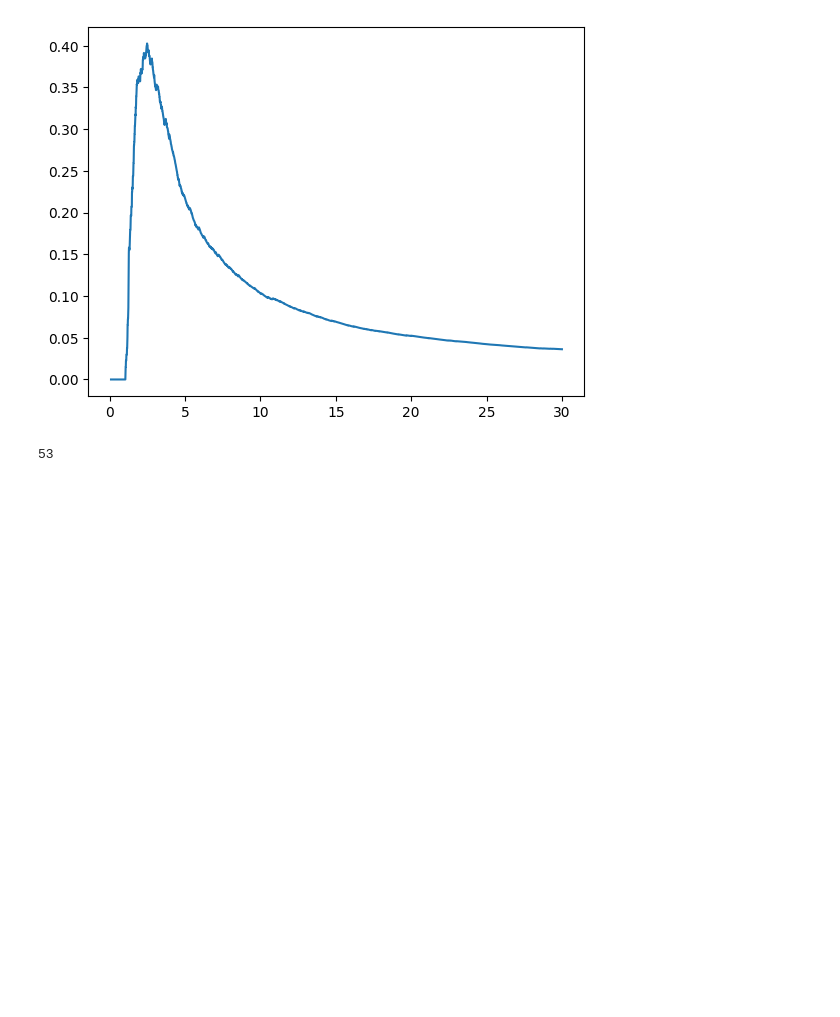
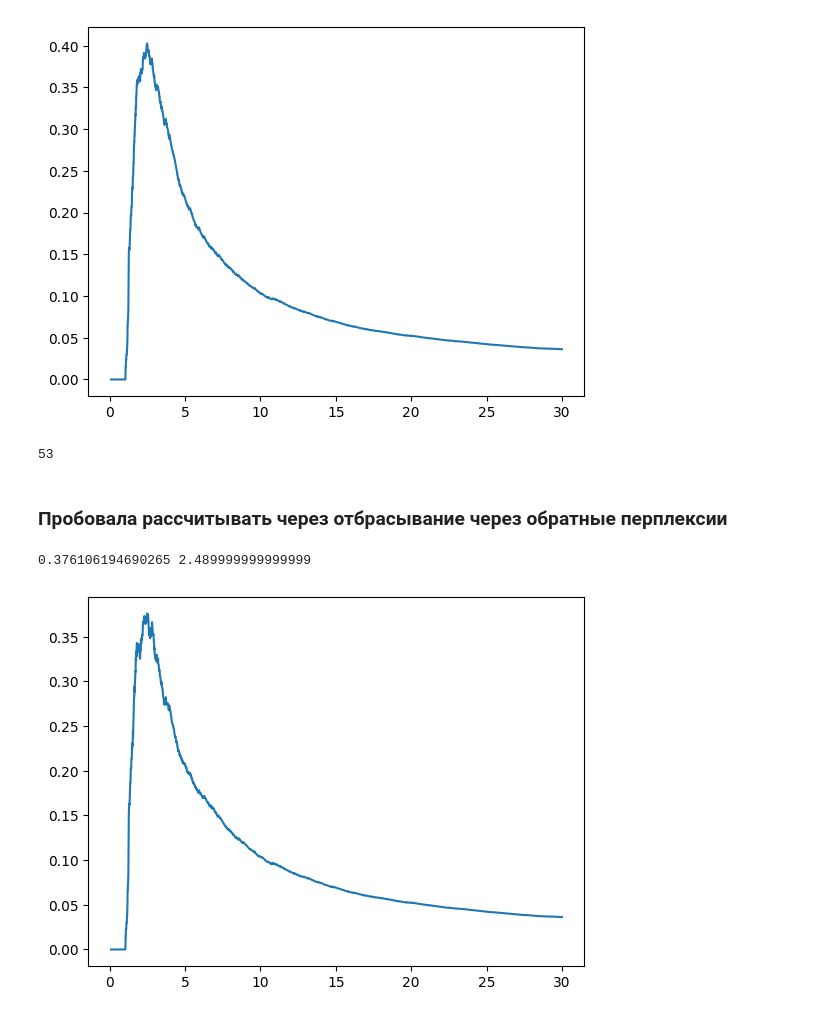
Before and after one commit to VityaVitalich/LLM_Taxonomy, a Jupyter notebook: TExEval-2_testdata_1.2/resolve_2parents.ipynb, the cells around one changed output. Cells and saved outputs as stored; diff of their text form; code cells hidden in the pictures; blank space fills up the shorter version.

```diff
--- a/TExEval-2_testdata_1.2/resolve_2parents.ipynb
+++ b/TExEval-2_testdata_1.2/resolve_2parents.ipynb
@@ -131,18 +132,14 @@ def brute_resolve(ppl_pairs, ppl_reverse, low, high, step):
                 ppls = {} #попробовать еще через сумму перплексий в одну сторону + другую сторону, с макс суммой выбросить ребро
 
                 for edge in edges_q:
-                    weight_reverse = ppl_reverse[(edge[1], edge[0])]
+                    weight_reverse = ppl_reverse[edge]
                     ppls[edge] = weight_reverse
 
-                if abs(list(ppls.values())[0]-list(ppls.values())[1]) < min(ppls.values()):
+                # if abs(list(ppls.values())[0]-list(ppls.values())[1]) < min(ppls.values()): #эвристика, чтобы не выкидывать ребра с близкими перплексиями
 
-                    max_ppl_key = max(ppls, key=ppls.get)
-                    # print(edges_q)
-                    # print(ppls.keys())
-                    # print(ppls.values())
-                    # print(max_ppl_key)
-                    counter +=1
-                    S.remove_edge(*max_ppl_key)
+                max_ppl_key = max(ppls, key=ppls.get)
+                counter +=1
+                S.remove_edge(*max_ppl_key)
 
         P = len(set(G.edges()) & set(S.edges())) / (len(set(S.edges())) + 1)
         R = len(set(G.edges()) & set(S.edges())) / len(set(G.edges()))
@@ -258,6 +211,8 @@ if __name__ == "__main__":
 max(counter)
 # %% [output]
 53
+# %% [markdown]
+### Пробовала рассчитывать через отбрасывание через обратные перплексии
 # %%
 def brute_resolve_summation(ppl_pairs, ppl_reverse, low, high, step):
     thrs = np.arange(low, high, step)
@@ -273,18 +228,17 @@ def brute_resolve_summation(ppl_pairs, ppl_reverse, low, high, step):
                 ppls = {} #попробовать еще через сумму перплексий в одну сторону + другую сторону, с макс суммой выбросить ребро
 
                 for edge in edges_q:
-                    weight_reverse = ppl_reverse[(edge[1], edge[0])]
-                    ppls[edge] = weight_reverse
 
-                if abs(list(ppls.values())[0]-list(ppls.values())[1]) < min(ppls.values()):
+                    weight_reverse = np.array(ppl_reverse[(edge[1], edge[0])])
+                    weight_straight = np.array(ppl_reverse[edge])
 
-                    max_ppl_key = max(ppls, key=ppls.get)
-                    # print(edges_q)
-                    # print(ppls.keys())
-                    # print(ppls.values())
-                    # print(max_ppl_key)
-                    counter +=1
-                    S.remove_edge(*max_ppl_key)
+                    summation = weight_reverse + weight_straight
+                    ppls[edge] = summation
+
+
+                max_ppl_key = max(ppls, key=ppls.get)
+                counter +=1
+                S.remove_edge(*max_ppl_key)
 
         P = len(set(G.edges()) & set(S.edges())) / (len(set(S.edges())) + 1)
         R = len(set(G.edges()) & set(S.edges())) / len(set(G.edges()))
@@ -295,3 +249,8 @@ def brute_resolve_summation(ppl_pairs, ppl_reverse, low, high, step):
     print(max(Fs), thrs[np.argmax(Fs)])
     plt.plot(thrs, Fs)
     return Fs, counts
+# %%
+res_sum = brute_resolve_summation(ppls_pairs, ppl_reverse, low, high, step)
+# %% [output]
+0.376106194690265 2.489999999999999
+[figure, added]
```
Also changed, not shown: parts of 17 cells of this notebook.
